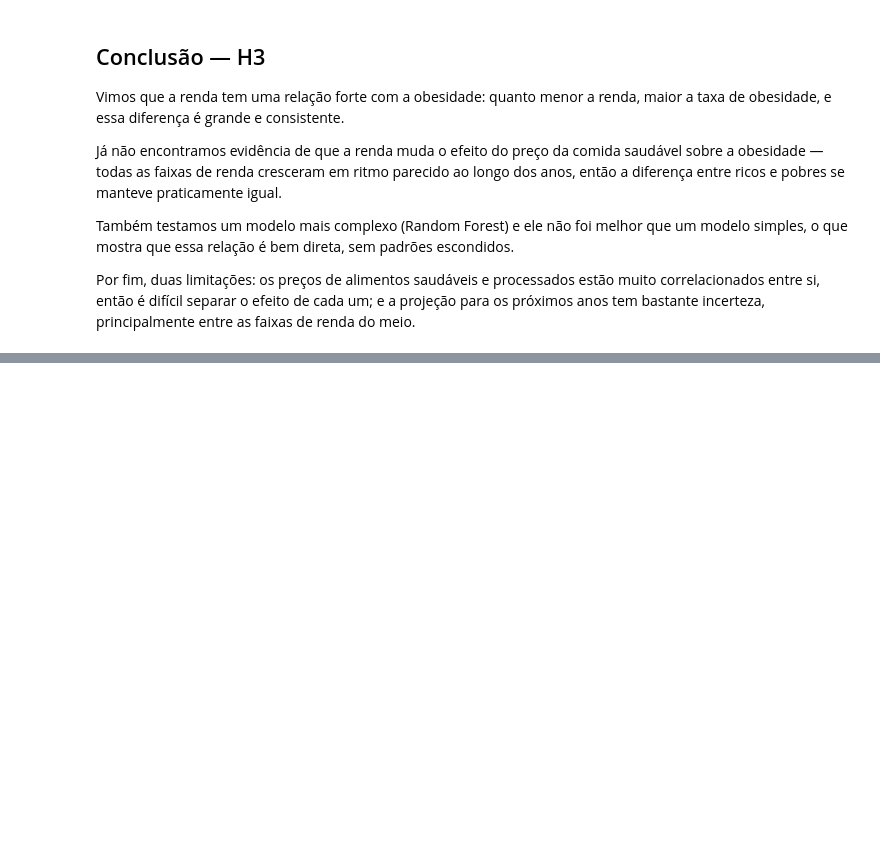
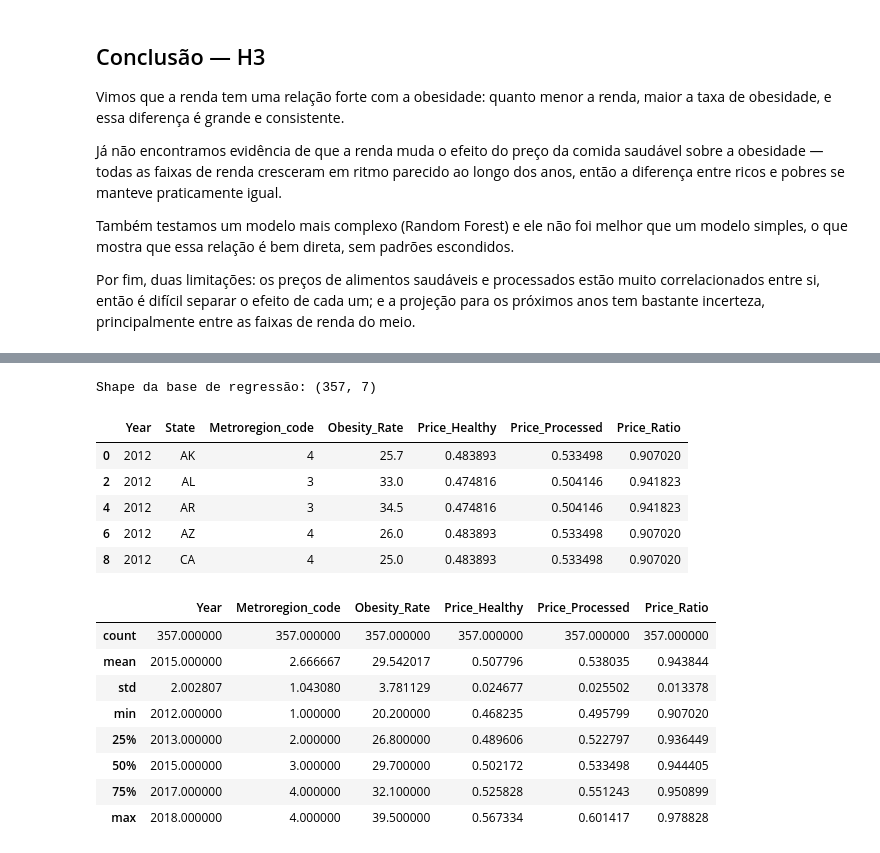
Before and after one commit to KaikyLima/food-price-obesity-analysis, a Jupyter notebook: note.ipynb, the cells around one changed output, grey strips where cells are left out. Drawn from its saved outputs; the diff is of its cells as text; code cells hidden in the pictures; blank space fills up the shorter version.

```diff
--- a/note.ipynb
+++ b/note.ipynb
@@ -417,0 +428,41 @@ Por fim, duas limitações: os preços de alimentos saudáveis e processados est
+# %%
+# ── Etapa 10.1 — Preparar base para regressão ───────────────────────────────
+
+df_reg = df_analitico_precos.copy()
+
+# Usar apenas Q036 para não misturar indicadores diferentes de obesidade/peso
+df_reg = df_reg[df_reg["QuestionID"] == "Q036"].copy()
+
+# Selecionar apenas colunas necessárias
+cols_modelo = [
+    "Year",
+    "State",
+    "Metroregion_code",
+    "Obesity_Rate",
+    "Price_Healthy",
+    "Price_Processed",
+    "Price_Ratio"
+]
+
+df_reg = df_reg[cols_modelo].dropna()
+
+print("Shape da base de regressão:", df_reg.shape)
+display(df_reg.head())
+display(df_reg.describe())
+# %% [output]
+Shape da base de regressão: (357, 7)
+|  | Year | State | Metroregion_code | Obesity_Rate | Price_Healthy | Price_Processed | Price_Ratio |
+| 0 | 2012 | AK | 4 | 25.7 | 0.483893 | 0.533498 | 0.907020 |
+| 2 | 2012 | AL | 3 | 33.0 | 0.474816 | 0.504146 | 0.941823 |
+| 4 | 2012 | AR | 3 | 34.5 | 0.474816 | 0.504146 | 0.941823 |
+| 6 | 2012 | AZ | 4 | 26.0 | 0.483893 | 0.533498 | 0.907020 |
+| 8 | 2012 | CA | 4 | 25.0 | 0.483893 | 0.533498 | 0.907020 |
+|  | Year | Metroregion_code | Obesity_Rate | Price_Healthy | Price_Processed | Price_Ratio |
+| count | 357.000000 | 357.000000 | 357.000000 | 357.000000 | 357.000000 | 357.000000 |
+| mean | 2015.000000 | 2.666667 | 29.542017 | 0.507796 | 0.538035 | 0.943844 |
+| std | 2.002807 | 1.043080 | 3.781129 | 0.024677 | 0.025502 | 0.013378 |
+| min | 2012.000000 | 1.000000 | 20.200000 | 0.468235 | 0.495799 | 0.907020 |
+| 25% | 2013.000000 | 2.000000 | 26.800000 | 0.489606 | 0.522797 | 0.936449 |
+| 50% | 2015.000000 | 3.000000 | 29.700000 | 0.502172 | 0.533498 | 0.944405 |
+| 75% | 2017.000000 | 4.000000 | 32.100000 | 0.525828 | 0.551243 | 0.950899 |
+| max | 2018.000000 | 4.000000 | 39.500000 | 0.567334 | 0.601417 | 0.978828 |
```
Also changed, not shown: parts of 19 cells of this notebook, 2 other files.
